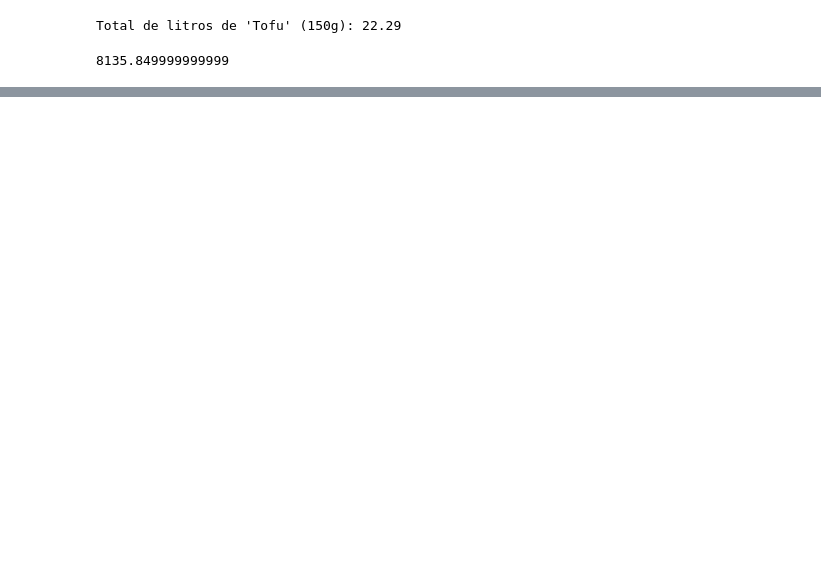
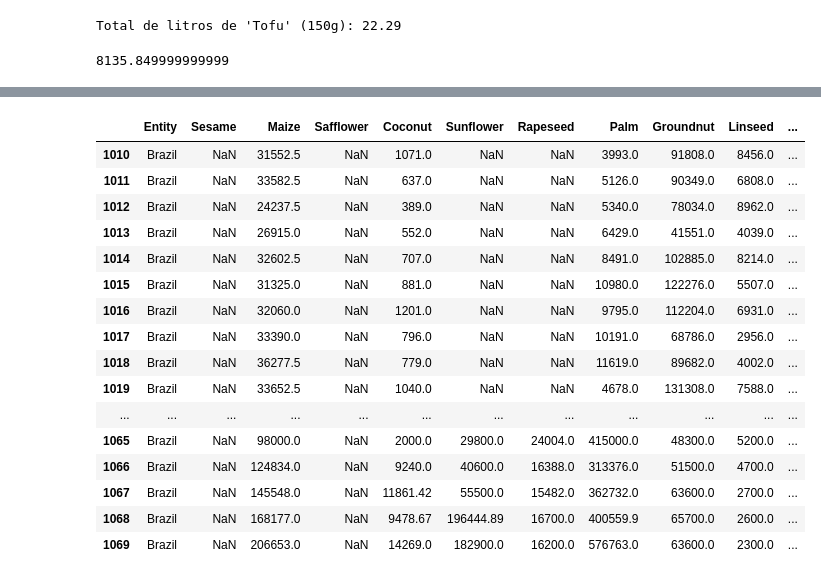
Before and after one commit to NereaRiveiro/Go-vegan, a Jupyter notebook: notebook/pa.ipynb, the cells around one changed output, grey strips where cells are left out. Cells and saved outputs as stored; diff of their text form; code cells hidden in the pictures; blank space fills up the shorter version.

```diff
--- a/notebook/pa.ipynb
+++ b/notebook/pa.ipynb
@@ -917,0 +1120,20 @@ Total de litros de 'Tofu' (150g): 22.29
+# %%
+oil_prod.loc[oil_prod['Entity'] == 'Brazil', ['Entity', 'Sesame',	'Maize',	'Safflower',	'Coconut',	'Sunflower',	'Rapeseed',	'Palm', 	'Groundnut',	'Linseed',	'Olive',	'Soybean',	'Cottonseed']]
+# %% [output]
+|  | Entity | Sesame | Maize | Safflower | Coconut | Sunflower | Rapeseed | Palm | Groundnut | Linseed | ... |
+| 1010 | Brazil | NaN | 31552.5 | NaN | 1071.0 | NaN | NaN | 3993.0 | 91808.0 | 8456.0 | ... |
+| 1011 | Brazil | NaN | 33582.5 | NaN | 637.0 | NaN | NaN | 5126.0 | 90349.0 | 6808.0 | ... |
+| 1012 | Brazil | NaN | 24237.5 | NaN | 389.0 | NaN | NaN | 5340.0 | 78034.0 | 8962.0 | ... |
+| 1013 | Brazil | NaN | 26915.0 | NaN | 552.0 | NaN | NaN | 6429.0 | 41551.0 | 4039.0 | ... |
+| 1014 | Brazil | NaN | 32602.5 | NaN | 707.0 | NaN | NaN | 8491.0 | 102885.0 | 8214.0 | ... |
+| 1015 | Brazil | NaN | 31325.0 | NaN | 881.0 | NaN | NaN | 10980.0 | 122276.0 | 5507.0 | ... |
+| 1016 | Brazil | NaN | 32060.0 | NaN | 1201.0 | NaN | NaN | 9795.0 | 112204.0 | 6931.0 | ... |
+| 1017 | Brazil | NaN | 33390.0 | NaN | 796.0 | NaN | NaN | 10191.0 | 68786.0 | 2956.0 | ... |
+| 1018 | Brazil | NaN | 36277.5 | NaN | 779.0 | NaN | NaN | 11619.0 | 89682.0 | 4002.0 | ... |
+| 1019 | Brazil | NaN | 33652.5 | NaN | 1040.0 | NaN | NaN | 4678.0 | 131308.0 | 7588.0 | ... |
+| ... | ... | ... | ... | ... | ... | ... | ... | ... | ... | ... | ... |
+| 1065 | Brazil | NaN | 98000.0 | NaN | 2000.0 | 29800.0 | 24004.0 | 415000.0 | 48300.0 | 5200.0 | ... |
+| 1066 | Brazil | NaN | 124834.0 | NaN | 9240.0 | 40600.0 | 16388.0 | 313376.0 | 51500.0 | 4700.0 | ... |
+| 1067 | Brazil | NaN | 145548.0 | NaN | 11861.42 | 55500.0 | 15482.0 | 362732.0 | 63600.0 | 2700.0 | ... |
+| 1068 | Brazil | NaN | 168177.0 | NaN | 9478.67 | 196444.89 | 16700.0 | 400559.9 | 65700.0 | 2600.0 | ... |
+| 1069 | Brazil | NaN | 206653.0 | NaN | 14269.0 | 182900.0 | 16200.0 | 576763.0 | 63600.0 | 2300.0 | ... |
```
Also changed, not shown: parts of 12 cells of this notebook, 1 other file.
